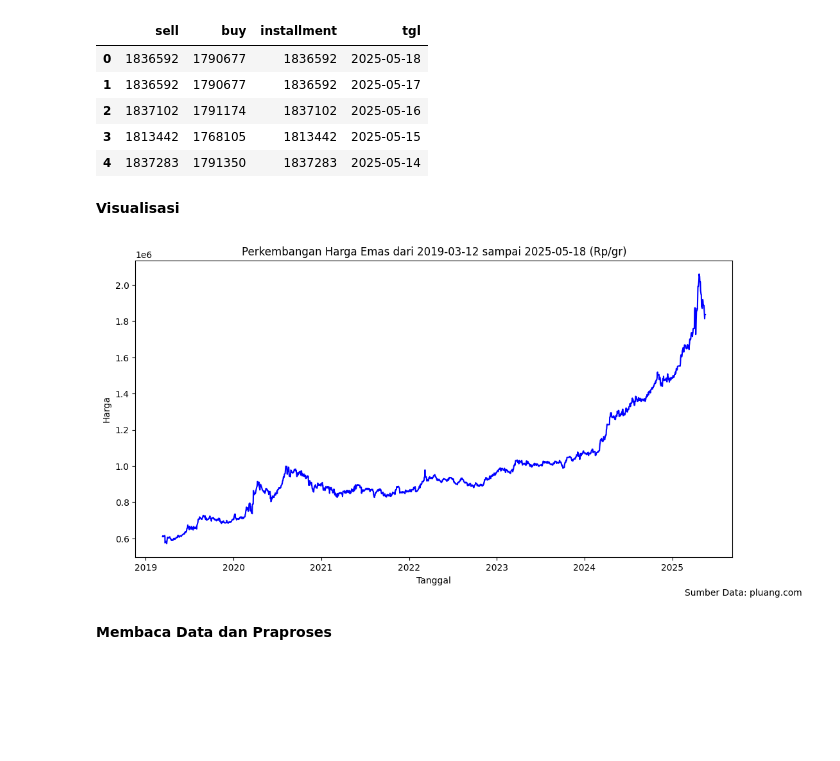
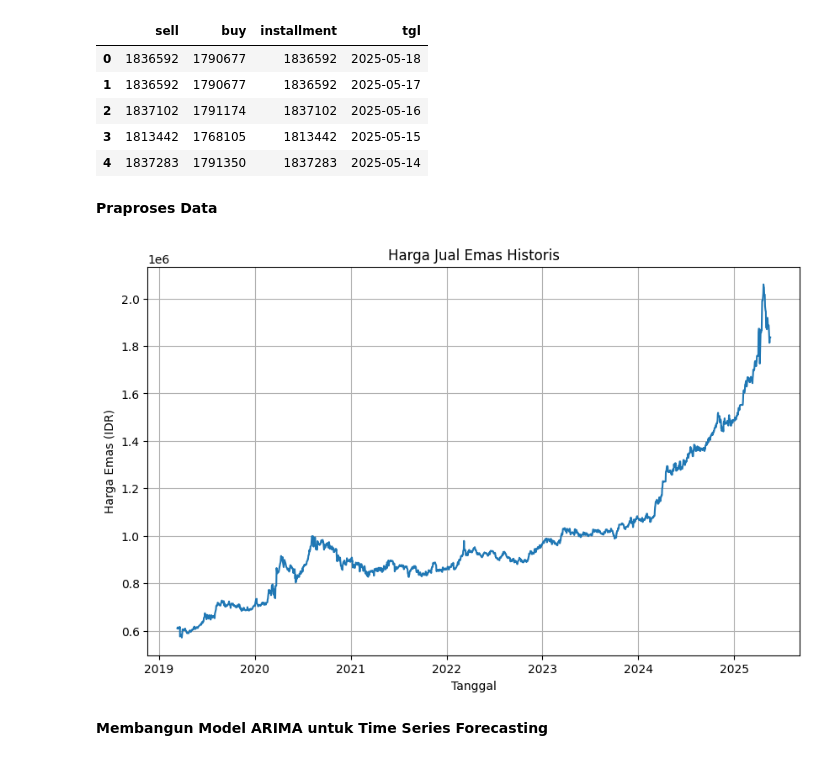
Before and after one commit to rizalgianf/predictive-analytics, a Jupyter notebook: predictive-anlaytics.ipynb, the cells around one changed output. Drawn from its saved outputs; the diff is of its cells as text; code cells hidden in the pictures; blank space fills up the shorter version.

```diff
--- a/predictive-anlaytics.ipynb
+++ b/predictive-anlaytics.ipynb
@@ -36,19 +35,29 @@ hargaemas.head()
 | 3 | 1813442 | 1768105 | 1813442 | 2025-05-15 |
 | 4 | 1837283 | 1791350 | 1837283 | 2025-05-14 |
 # %% [markdown]
-**Visualisasi**
+**Praproses Data**
 # %%
-import matplotlib.pyplot as plt
+# Membaca file CSV
+file_path = 'hargaemas.csv'
+data = pd.read_csv(file_path)
 
-plt.figure(figsize=(12, 6))
-plt.plot(hargaemas['tgl'], hargaemas['sell'], color='blue')
-plt.xlabel("Tanggal")
-plt.ylabel("Harga")
-plt.title(f"Perkembangan Harga Emas dari {hargaemas['tgl'].min().date()} sampai {hargaemas['tgl'].max().date()} (Rp/gr)")
-plt.figtext(0.99, 0.01, "Sumber Data: pluang.com", horizontalalignment='right')
+# Mengonversi kolom 'tgl' menjadi tipe data datetime dan menjadikannya sebagai indeks
+data['tgl'] = pd.to_datetime(data['tgl'])
+data.set_index('tgl', inplace=True)
+
+# Pilih harga jual (atau beli) untuk forecasting
+price_data = data['sell']  #  bisa mengganti 'sell' dengan 'buy' jika ingin memprediksi harga beli
+
+# Visualisasi data harga jual emas
+plt.figure(figsize=(10, 6))
+plt.plot(price_data)
+plt.title('Harga Jual Emas Historis')
+plt.xlabel('Tanggal')
+plt.ylabel('Harga Emas (IDR)')
+plt.grid(True)
 plt.show()
 # %% [output]
-[figure, old version]
+[figure, new version]
 # %% [markdown]
-**Membaca Data dan Praproses**
+**Membangun Model ARIMA untuk Time Series Forecasting**
 # %%
```
Also changed, not shown: parts of 13 cells of this notebook.
